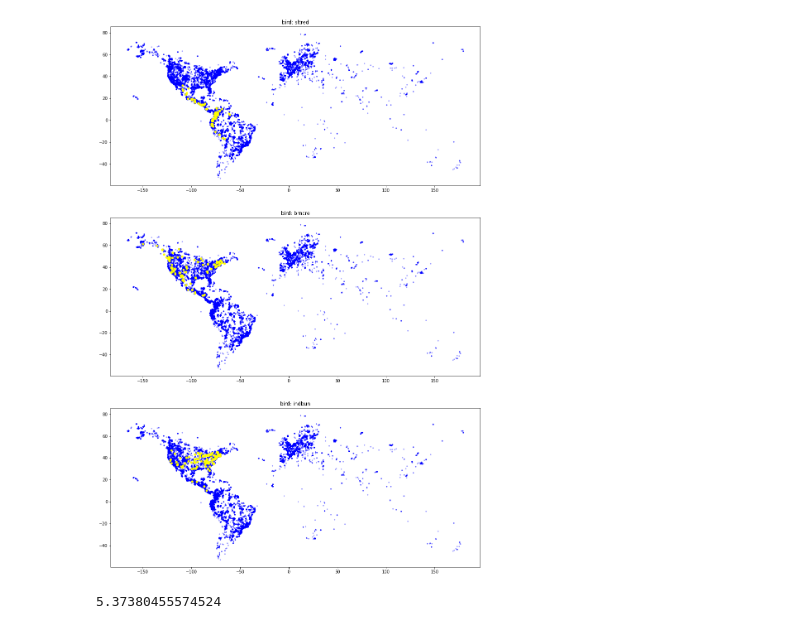
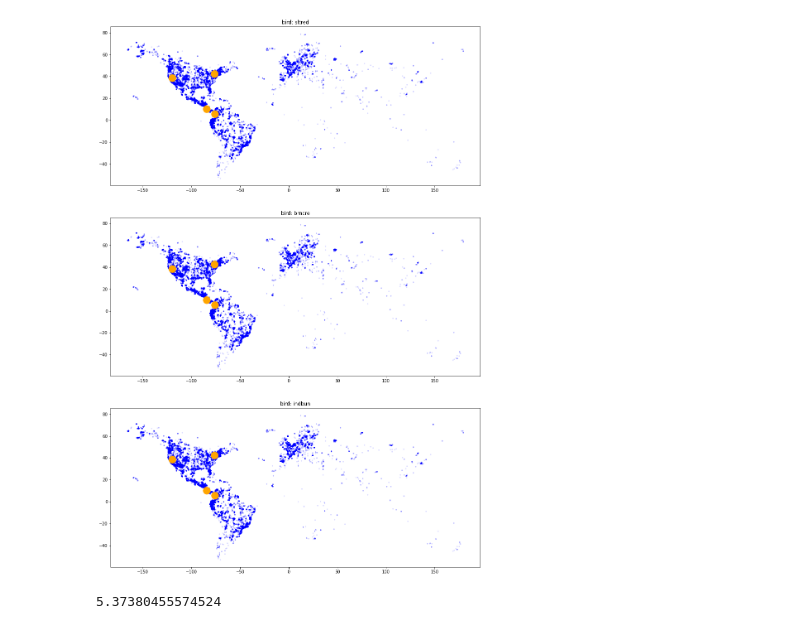
Before and after one commit to Naoki1101/kaggle-birdcall2021, a Jupyter notebook: notebooks/EDA_birds_place.ipynb, the cells around one changed output. Cells and saved outputs as stored; diff of their text form; code cells hidden in the pictures.

```diff
--- a/notebooks/EDA_birds_place.ipynb
+++ b/notebooks/EDA_birds_place.ipynb
@@ -10,3 +10,4 @@ sys.path.append('../src')
 import const
 # %%
 train_df = pd.read_csv('../data/input/train_metadata.csv')
+test_position_df = pd.DataFrame.from_dict(const.POS_DICT, orient="index")
@@ -13,19 +22,20 @@ train_df = pd.read_csv('../data/input/train_metadata.csv')
 # %%
 bird_idxs = [309, 58, 183]
 
 plt.figure(figsize=(16, 8 * len(bird_idxs)))
 for i, bird_idx in enumerate(bird_idxs):
     bird = list(const.BIRD_CODE.keys())[bird_idx]
 
     bird_idx = train_df[train_df["primary_label"] == bird].index.values
     else_idx = train_df[train_df["primary_label"] != bird].index.values
 
     plt.subplot(len(bird_idxs), 1, i + 1)
     plt.title(f"bird: {bird}")
-    plt.scatter(train_df.loc[else_idx, "longitude"].values, train_df.loc[else_idx, "latitude"].values, s=5, c="blue", alpha=0.3)
-    plt.scatter(train_df.loc[bird_idx, "longitude"].values, train_df.loc[bird_idx, "latitude"].values, s=20, c="yellow")
+    plt.scatter(train_df.loc[else_idx, "longitude"].values, train_df.loc[else_idx, "latitude"].values, s=5, c="blue", alpha=0.1)
+    plt.scatter(test_position_df["longitude"].values, test_position_df["latitude"].values, s=300, c="orange")
+#     plt.scatter(train_df.loc[bird_idx, "longitude"].values, train_df.loc[bird_idx, "latitude"].values, s=20, c="yellow")
 # %% [output]
-[figure, old version]
+[figure, new version]
 # %%
 np.random.rand() * 10
 # %% [output]
```
Also changed, not shown: parts of 1 cell of this notebook, 12 other files.
